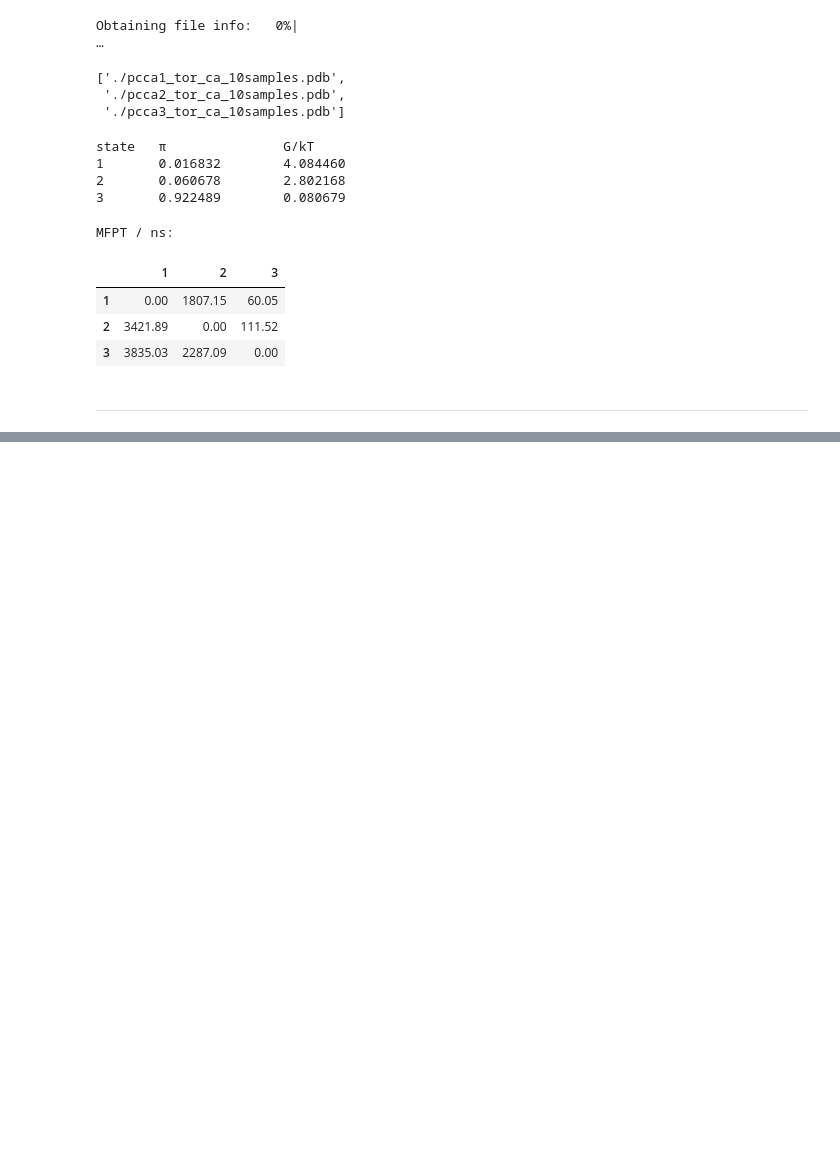
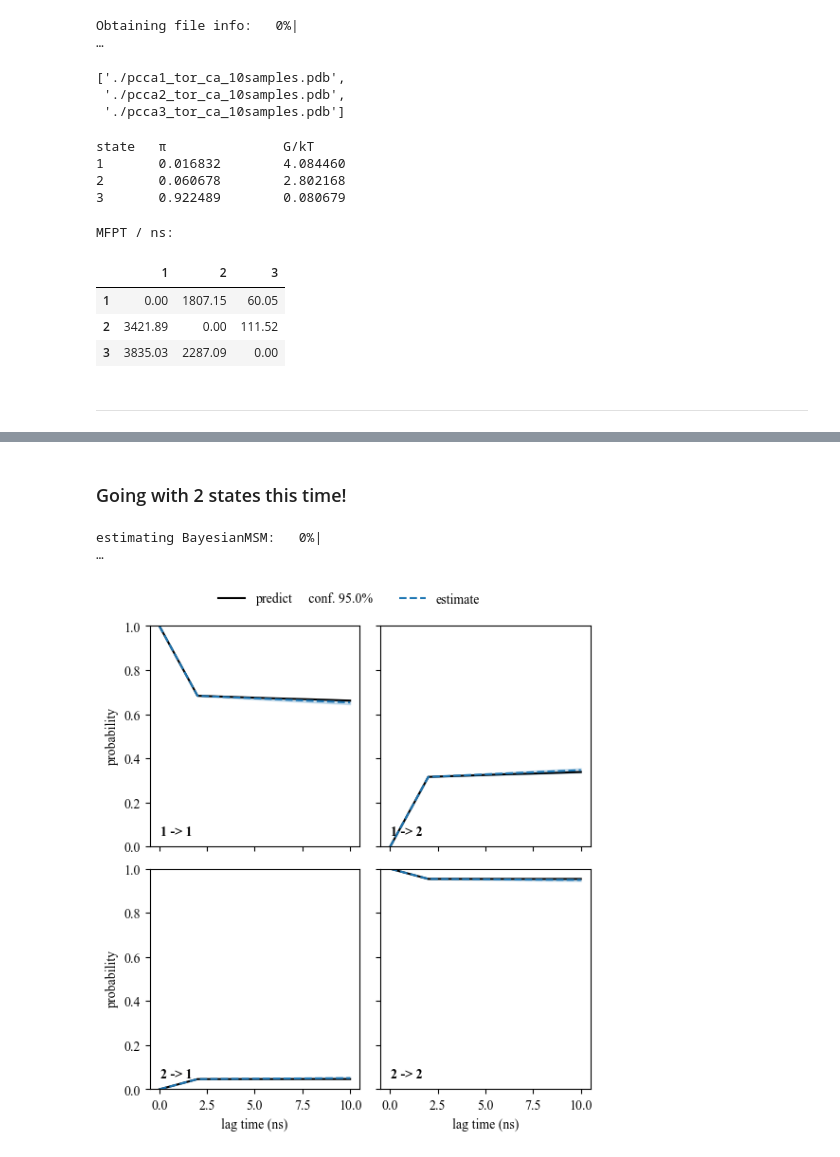
Before and after one commit to kitk4t95/MSM_notebooks, a Jupyter notebook: MSMs_a2.5_corrected_aligned_25.ipynb, the cells around one changed output, grey strips where cells are left out. Cells and saved outputs as stored; diff of their text form; code cells hidden in the pictures; blank space fills up the shorter version.

```diff
--- a/MSMs_a2.5_corrected_aligned_25.ipynb
+++ b/MSMs_a2.5_corrected_aligned_25.ipynb
@@ -709,0 +781,12 @@ Text(0.5, 1.05, 'State 3-aligned')
+# %% [markdown]
+### Going with 2 states this time!
+# %%
+#2 states
+nstates_tor_ca_two = 2
+cktest_tor_ca_two = msm_tor_ca_2ns.cktest(nstates_tor_ca_two, mlags=6)
+pyemma.plots.plot_cktest(cktest_tor_ca_two, dt=0.1, units='ns');
+plt.savefig('Chapman-Kolmogorov test - tor_ca - 2 states', dpi=300)
+plt.savefig('Chapman-Kolmogorov test - tor_ca - 2 states.pdf', dpi=300)
+# %% [output]
+estimating BayesianMSM:   0%|                                                                                 …
+[figure, added]
```
Also changed, not shown: parts of 18 cells of this notebook, 8 other files.
